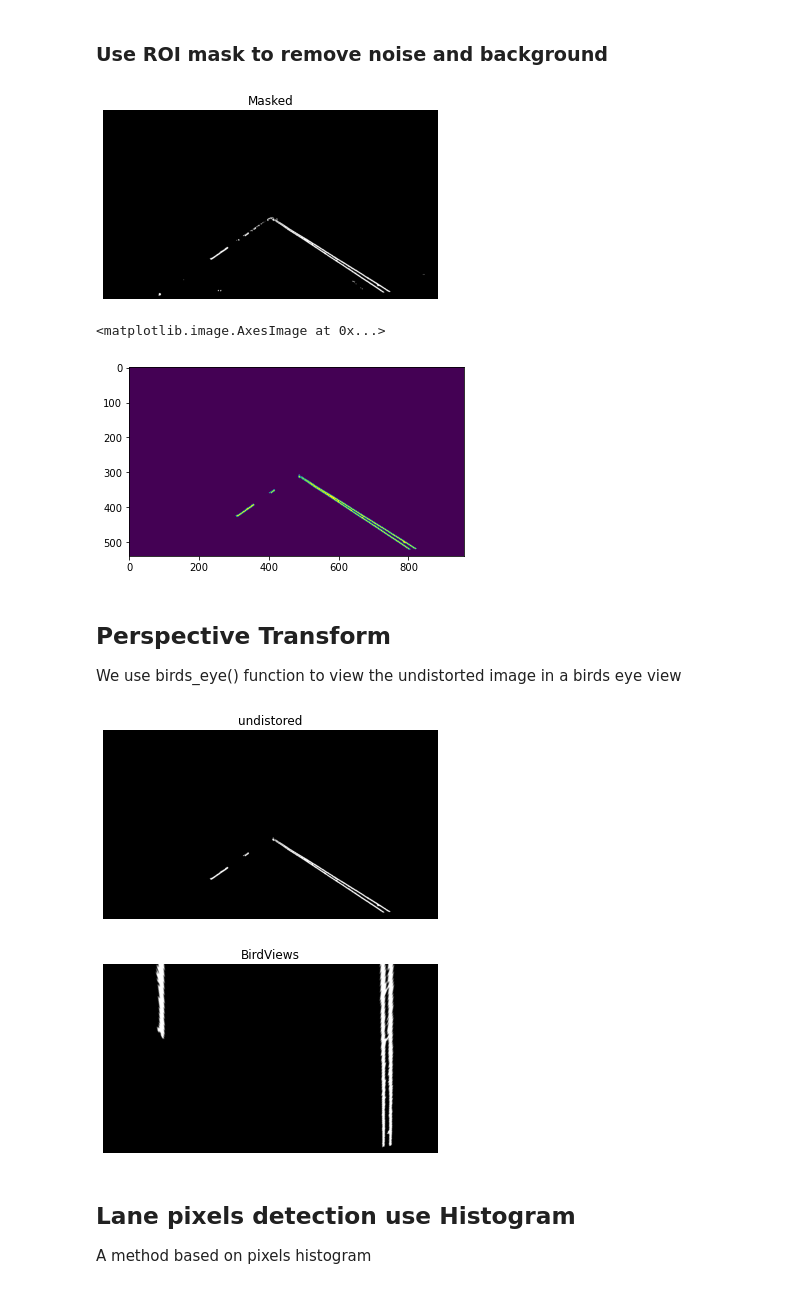
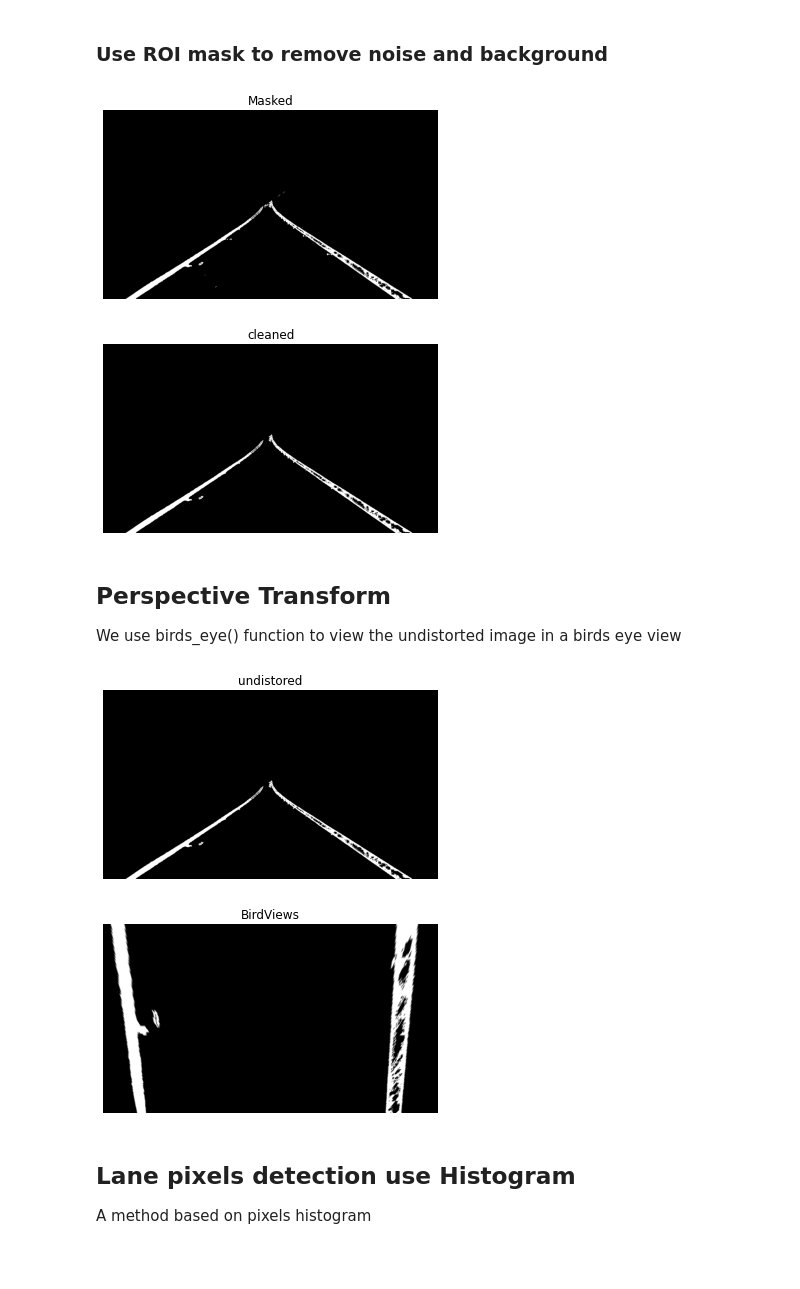
Before and after one commit to garychian/SDE-Project_1-Finding_Lane_on_the_road, a Jupyter notebook: Project 1_Advanced_lane_finding.ipynb, the cells around one changed output. Drawn from its saved outputs; the diff is of its cells as text; code cells hidden in the pictures; blank space fills up the shorter version.

```diff
--- a/Project 1_Advanced_lane_finding.ipynb
+++ b/Project 1_Advanced_lane_finding.ipynb
@@ -82,14 +82,14 @@ def correction(image,calib_params,showMe=0):
 # %%
 nx = 9
 ny = 6
-folder_calibration = glob.glob("camera_cal/calibration[1-7].jpg")
+folder_calibration = glob.glob("camera_cal/calibration[1-2].jpg")
 #print(folder_calibration)
 calib_params = camera_calibration(folder_calibration,nx,ny,showMe=1)
 print('RMS Error of Camera calibration:{:.3f}'.format(calib_params['ret']))
 print('This number must be between 0.1 and 1.0')
 imgs_tests = glob.glob('images/*.jpg')
 original_img = np.random.choice(imgs_tests)
-original_img = cv2.imread("images/test 3.jpg")
+original_img = cv2.imread("images/test 2.jpg")
 original_img = cv2.cvtColor(original_img,cv2.COLOR_BGR2RGB)
 display(original_img, 'Original image', color = 0)
 # %% [output]
@@ -172,20 +174,18 @@ display(combined_output,'Combined output',color=0)
 ### Use ROI mask to remove noise and background
 # %%
 mask = np.zeros_like(combined_output)
-vertices = np.array([[(50,600),(480,305),(800,400),(1000,500)]],dtype = np.int32)
+vertices = np.array([[(50,550),(525,230),(495,250),(900,550)]],dtype = np.int32)
 cv2.fillPoly(mask,vertices,1)
 masked_image = cv2.bitwise_and(combined_output,mask)
 display(masked_image,'Masked',color=0)
 # %% [output]
-[figure, old version]
+[figure, new version]
 # %%
 min_sz = 50
 cleaned = morphology.remove_small_objects(masked_image.astype('bool'),min_size=min_sz,connectivity=2)
-#display(cleaned,'cleaned',color=0)
-plt.imshow(cleaned)
+display(cleaned,'cleaned',color=0)
 # %% [output]
-<matplotlib.image.AxesImage at 0x...>
-[figure, old version]
+[figure, new version]
 # %% [markdown]
 ## Perspective Transform
 We use birds_eye() function to view the undistorted image in a birds eye view
@@ -220,11 +220,11 @@ transform_matrix = perspective_transform(src_pts, dst_pts)
 warped_image = birdView(cleaned*1.0, transform_matrix['M'])
 display(cleaned, 'undistored',color=0)
 # %% [output]
-[figure, old version]
+[figure, new version]
 # %%
 display(warped_image,'BirdViews',color = 0)
 # %% [output]
-[figure, old version]
+[figure, new version]
 # %% [markdown]
 ## Lane pixels detection use Histogram
 A method based on pixels histogram
```
Also changed, not shown: parts of 10 cells of this notebook.
